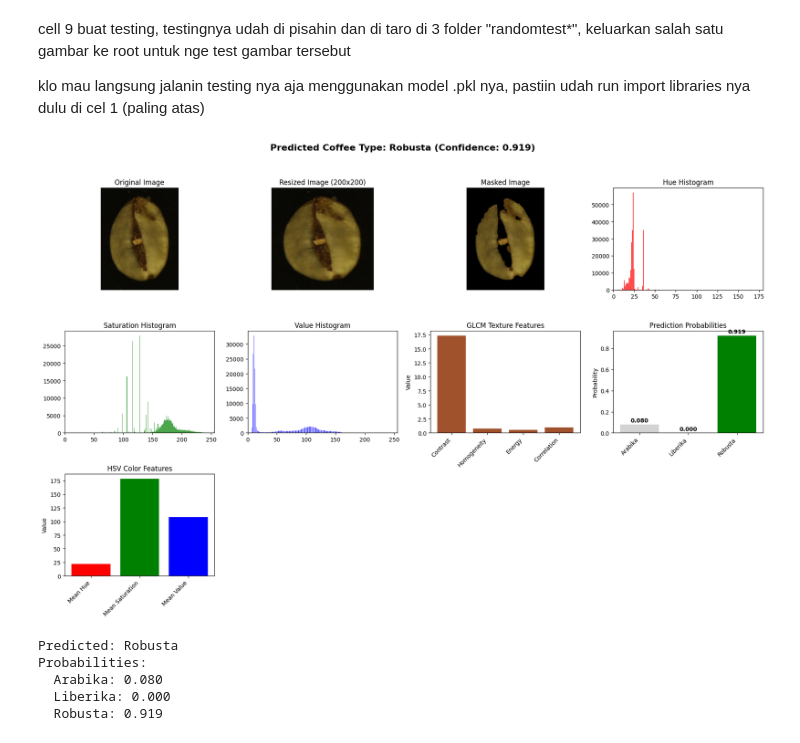
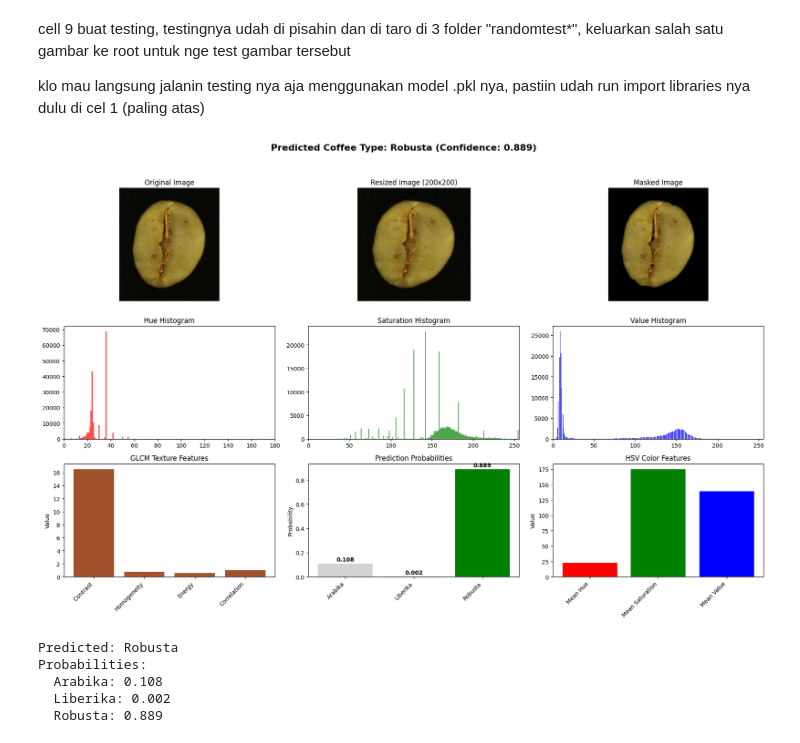
Before and after one commit to danaffani/PCD-Final-Kelompok, a Jupyter notebook: sc3-unbalanced-datasets.ipynb, the cells around one changed output. Saved outputs shown, nothing was run; the diff lists cells and outputs as text; code cells hidden in the pictures.

```diff
--- a/sc3-unbalanced-datasets.ipynb
+++ b/sc3-unbalanced-datasets.ipynb
@@ -637,18 +637,18 @@ best_result = results[best_model]
 print(classification_report(y_test_enc, best_result['y_test_pred'], target_names=le.classes_))
 
 model_names = list(results.keys())
-test_accuracies = [results[name]['test_accuracy'] for name in model_names]
+valid_accuracies = [results[name]['valid_accuracy'] for name in model_names]
 
 plt.figure(figsize=(14, 8))
 colors = ['skyblue', 'lightgreen', 'lightcoral', 'gold', 'plum', 'orange', 'lightblue', 'pink']
-bars = plt.bar(model_names, test_accuracies, color=colors[:len(model_names)])
+bars = plt.bar(model_names, valid_accuracies, color=colors[:len(model_names)])
 plt.xlabel('Models')
-plt.ylabel('Test Accuracy')
+plt.ylabel('Validation Accuracy')
 plt.title('Model Performance Comparison (Unbalanced Data)')
 plt.xticks(rotation=45, ha='right')
 plt.ylim(0, 1)
 
-for bar, acc in zip(bars, test_accuracies):
+for bar, acc in zip(bars, valid_accuracies):
     plt.text(bar.get_x() + bar.get_width()/2, bar.get_height() + 0.01,
              f'{acc:.3f}', ha='center', va='bottom', fontweight='bold')
 
@@ -795,38 +795,38 @@ def predict_single_image_enhanced(image_path, pipeline, le):
 
     fig = plt.figure(figsize=(18, 12))
 
-    ax1 = fig.add_subplot(3, 4, 1)
+    ax1 = fig.add_subplot(3, 3, 1)
     ax1.imshow(cv2.cvtColor(img, cv2.COLOR_BGR2RGB))
     ax1.set_title("Original Image")
     ax1.axis('off')
 
-    ax2 = fig.add_subplot(3, 4, 2)
+    ax2 = fig.add_subplot(3, 3, 2)
     resized = cv2.resize(img, (200, 200))
     ax2.imshow(cv2.cvtColor(resized, cv2.COLOR_BGR2RGB))
     ax2.set_title("Resized Image (200x200)")
     ax2.axis('off')
 
-    ax3 = fig.add_subplot(3, 4, 3)
+    ax3 = fig.add_subplot(3, 3, 3)
     ax3.imshow(cv2.cvtColor(masked_image, cv2.COLOR_BGR2RGB))
     ax3.set_title("Masked Image")
     ax3.axis('off')
 
-    ax4 = fig.add_subplot(3, 4, 4)
+    ax4 = fig.add_subplot(3, 3, 4)
     ax4.hist(h.ravel(), bins=180, color='r', alpha=0.7)
     ax4.set_title("Hue Histogram")
     ax4.set_xlim([0, 180])
 
-    ax5 = fig.add_subplot(3, 4, 5)
+    ax5 = fig.add_subplot(3, 3, 5)
     ax5.hist(s.ravel(), bins=256, color='g', alpha=0.7)
     ax5.set_title("Saturation Histogram")
     ax5.set_xlim([0, 256])
 
-    ax6 = fig.add_subplot(3, 4, 6)
+    ax6 = fig.add_subplot(3, 3, 6)
     ax6.hist(v.ravel(), bins=256, color='b', alpha=0.7)
     ax6.set_title("Value Histogram")
     ax6.set_xlim([0, 256])
 
-    ax7 = fig.add_subplot(3, 4, 7)
+    ax7 = fig.add_subplot(3, 3, 7)
     texture_names = ['Contrast', 'Homogeneity', 'Energy', 'Correlation']
     texture_values = feats.flatten()[-4:]
     bars = ax7.bar(texture_names, texture_values, color='sienna')
@@ -834,7 +834,7 @@ def predict_single_image_enhanced(image_path, pipeline, le):
     ax7.set_ylabel("Value")
     plt.setp(ax7.xaxis.get_majorticklabels(), rotation=45, ha='right')
 
-    ax8 = fig.add_subplot(3, 4, 8)
+    ax8 = fig.add_subplot(3, 3, 8)
     classes = list(proba_dict.keys())
     probabilities = list(proba_dict.values())
     colors = ['green' if c == pred_label else 'lightgray' for c in classes]
@@ -847,7 +847,7 @@ def predict_single_image_enhanced(image_path, pipeline, le):
         ax8.text(bar.get_x() + bar.get_width()/2, bar.get_height() + 0.01,
                 f'{prob:.3f}', ha='center', va='bottom', fontweight='bold')
 
-    ax9 = fig.add_subplot(3, 4, 9)
+    ax9 = fig.add_subplot(3, 3, 9)
     hsv_features = feats.flatten()[:3]
     hsv_names = ['Mean Hue', 'Mean Saturation', 'Mean Value']
     bars = ax9.bar(hsv_names, hsv_features, color=['red', 'green', 'blue'])
@@ -858,36 +858,36 @@ def predict_single_image_enhanced(image_path, pipeline, le):
     if hasattr(pipeline, 'named_steps') and 'randomforestclassifier' in str(pipeline.named_steps).lower():
         try:
             rf_model = pipeline.named_steps['randomforestclassifier']
             if hasattr(rf_model, 'feature_importances_'):
                 ax10 = fig.add_subplot(3, 4, 10)
                 feature_names = ['Hue', 'Saturation', 'Value', 'Contrast', 'Homogeneity', 'Energy', 'Correlation']
                 importances = rf_model.feature_importances_
                 bars = ax10.bar(feature_names, importances, color='purple')
                 ax10.set_title("Feature Importance")
                 ax10.set_ylabel("Importance")
                 plt.setp(ax10.xaxis.get_majorticklabels(), rotation=45, ha='right')
         except:
             pass
 
     fig.suptitle(f"Predicted Coffee Type: {pred_label} (Confidence: {proba_dict[pred_label]:.3f})",
                  fontsize=16, fontweight='bold')
     plt.tight_layout(rect=[0, 0, 1, 0.95])
     plt.show()
 
     print(f"Predicted: {pred_label}")
     print("Probabilities:")
     for class_name, prob in proba_dict.items():
         print(f"  {class_name}: {prob:.3f}")
 
 image_paths = glob.glob("coba*.jpg")
 if image_paths:
     predict_single_image_enhanced(image_paths[0], best_pipeline, le)
 else:
     print("Tidak ditemukan gambar yang cocok dengan pola 'coba*.jpg'")
 # %% [output]
-[figure, old version]
+[figure, new version]
 Predicted: Robusta
 Probabilities:
-  Arabika: 0.080
-  Liberika: 0.000
-  Robusta: 0.919
+  Arabika: 0.108
+  Liberika: 0.002
+  Robusta: 0.889
```
Also changed, not shown: parts of 4 cells of this notebook, 3 other files.
